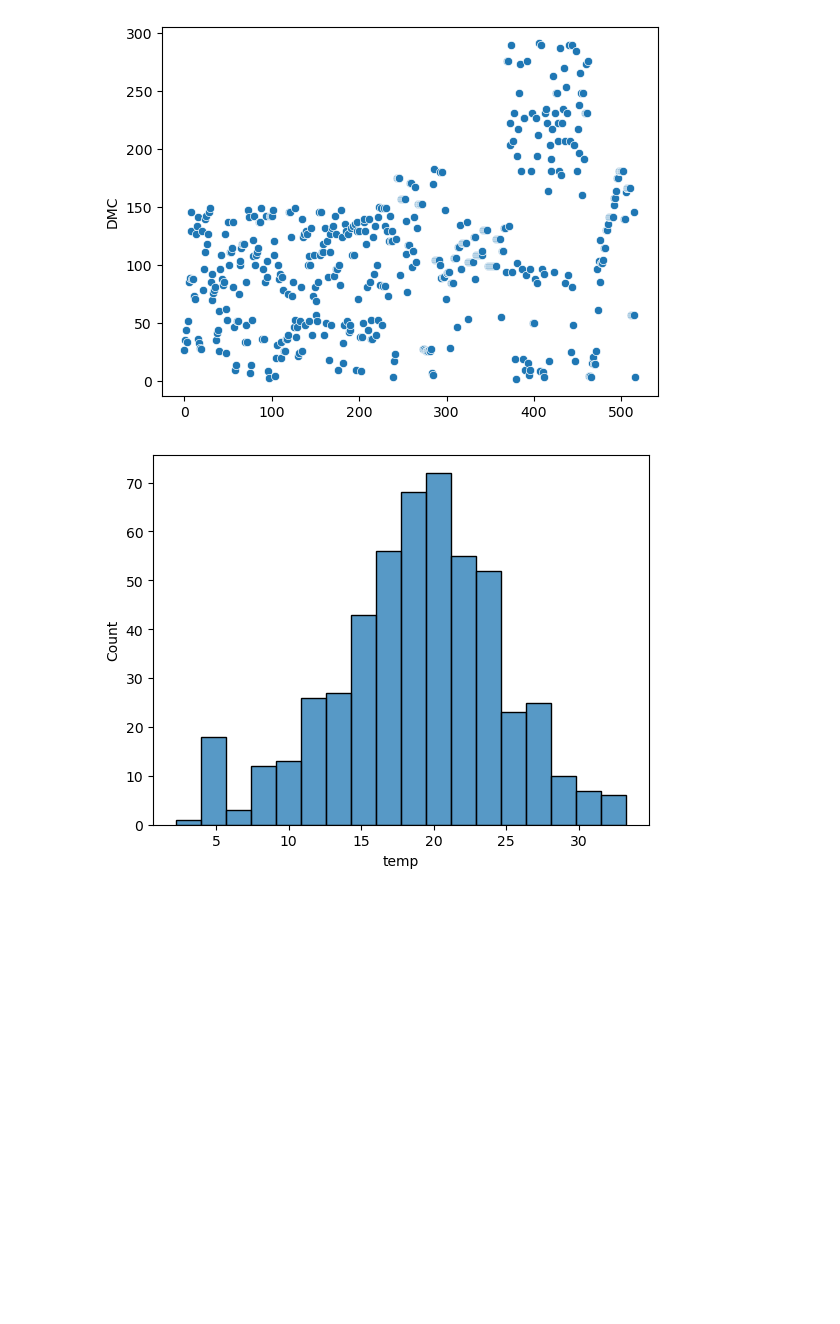
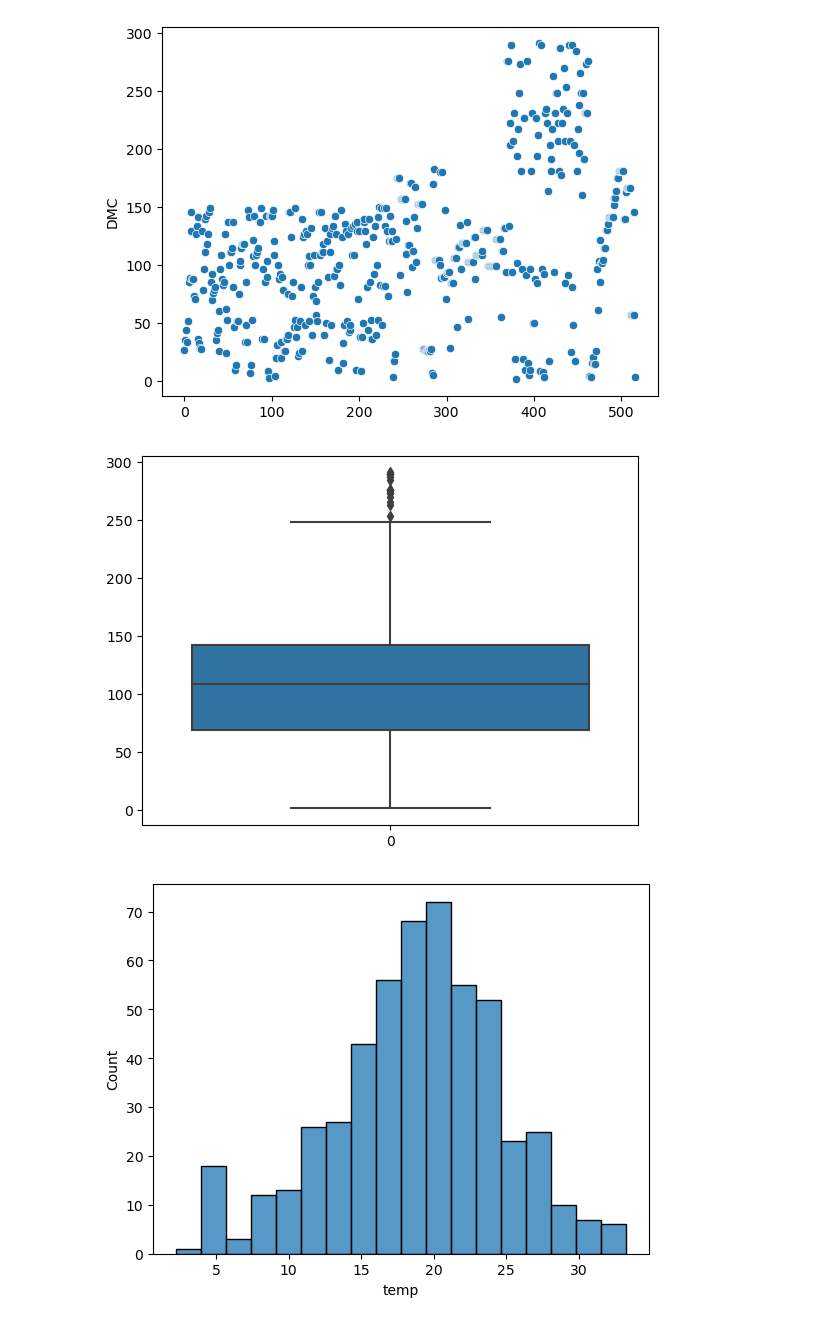
Before and after one commit to SantanaSabrina/forest-fires, a Jupyter notebook: SS notebooks/Explore.ipynb, the cells around one changed output. Drawn from its saved outputs; the diff is of its cells as text; code cells hidden in the pictures; blank space fills up the shorter version.

```diff
--- a/SS notebooks/Explore.ipynb
+++ b/SS notebooks/Explore.ipynb
@@ -90,6 +120,11 @@ sns.scatterplot(df["DMC"])
 plt.show()
 # %% [output]
 [figure]
+# %%
+sns.boxplot(df["DMC"])
+plt.show()
+# %% [output]
+[figure, added]
 # %%
 # histograms
 sns.histplot(df["temp"])
```
Also changed, not shown: parts of 16 cells of this notebook, 1 other file.
